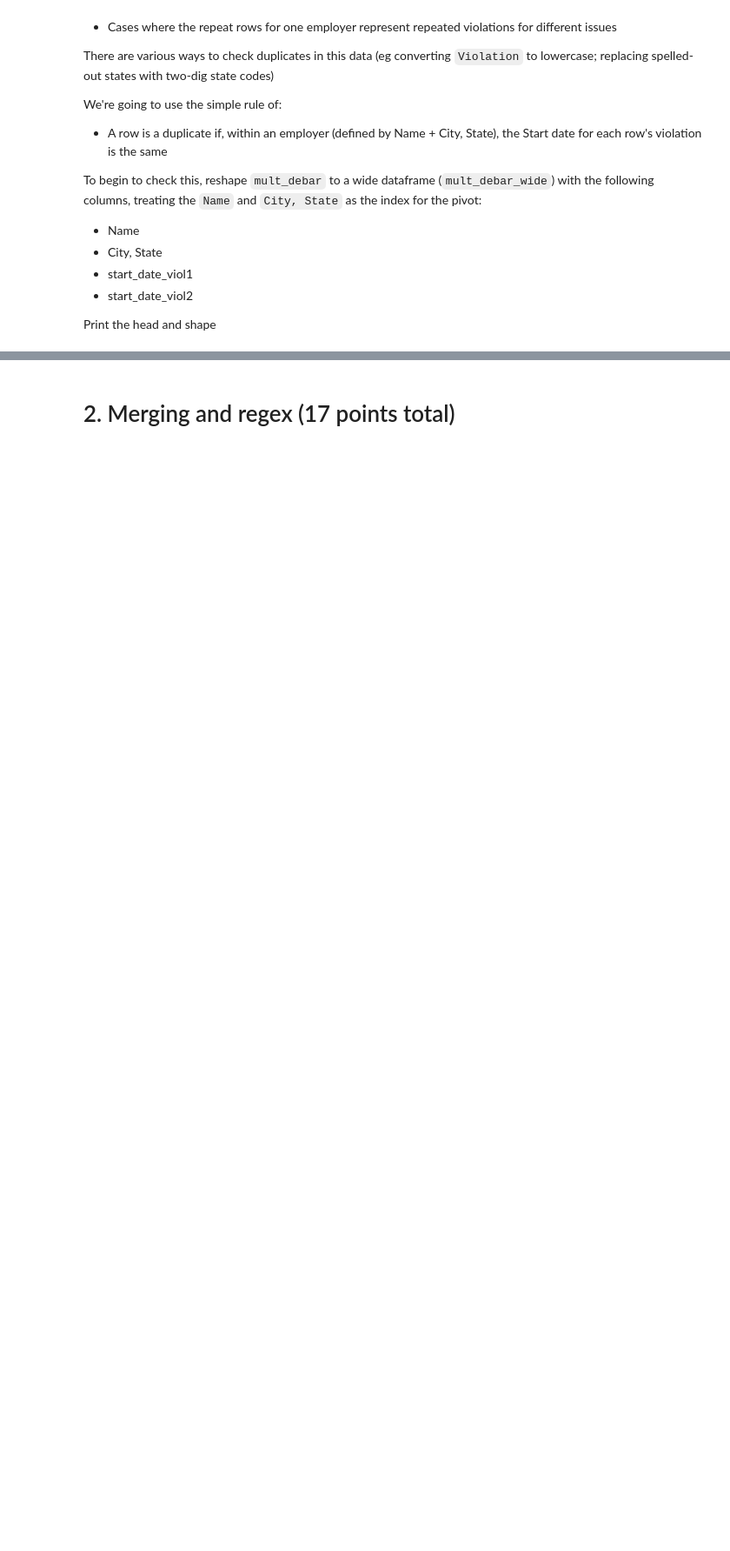
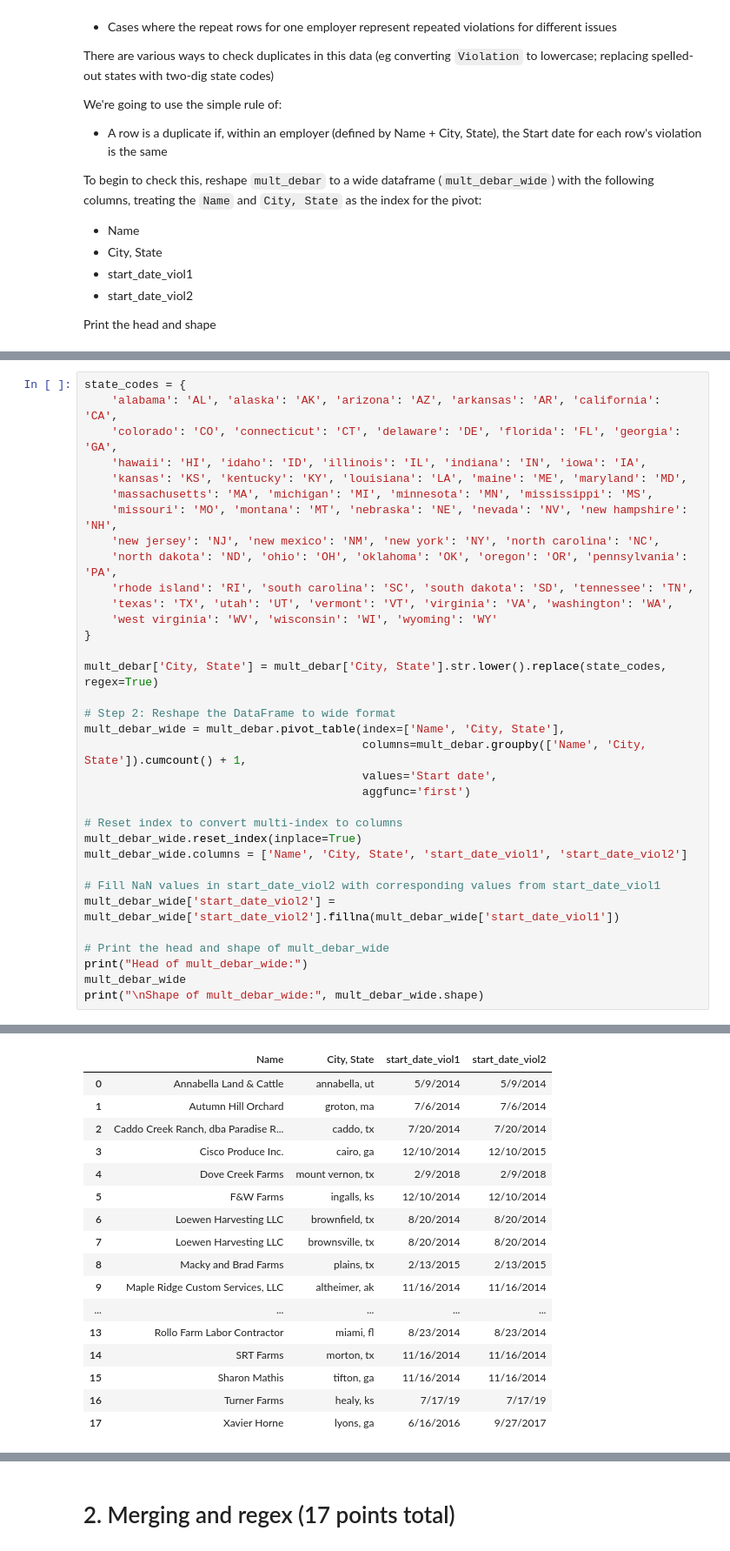
Before and after one commit to herbertfreeze/QSS20_S24, a Jupyter notebook: problemsets/pset2/pset2_blank.ipynb, the cells around one changed output, grey strips where cells are left out. Shown at 87% size. Drawn from its saved outputs; the diff is of its cells as text; blank space fills up the shorter version.

```diff
--- a/problemsets/pset2/pset2_blank.ipynb
+++ b/problemsets/pset2/pset2_blank.ipynb
@@ -85,0 +156,35 @@ Print the head and shape
+# %%
+state_codes = {
+    'alabama': 'AL', 'alaska': 'AK', 'arizona': 'AZ', 'arkansas': 'AR', 'california': 'CA',
+    'colorado': 'CO', 'connecticut': 'CT', 'delaware': 'DE', 'florida': 'FL', 'georgia': 'GA',
+    'hawaii': 'HI', 'idaho': 'ID', 'illinois': 'IL', 'indiana': 'IN', 'iowa': 'IA',
+    'kansas': 'KS', 'kentucky': 'KY', 'louisiana': 'LA', 'maine': 'ME', 'maryland': 'MD',
+    'massachusetts': 'MA', 'michigan': 'MI', 'minnesota': 'MN', 'mississippi': 'MS',
+    'missouri': 'MO', 'montana': 'MT', 'nebraska': 'NE', 'nevada': 'NV', 'new hampshire': 'NH',
+    'new jersey': 'NJ', 'new mexico': 'NM', 'new york': 'NY', 'north carolina': 'NC',
+    'north dakota': 'ND', 'ohio': 'OH', 'oklahoma': 'OK', 'oregon': 'OR', 'pennsylvania': 'PA',
+    'rhode island': 'RI', 'south carolina': 'SC', 'south dakota': 'SD', 'tennessee': 'TN',
+    'texas': 'TX', 'utah': 'UT', 'vermont': 'VT', 'virginia': 'VA', 'washington': 'WA',
+    'west virginia': 'WV', 'wisconsin': 'WI', 'wyoming': 'WY'
+}
+
+mult_debar['City, State'] = mult_debar['City, State'].str.lower().replace(state_codes, regex=True)
+
+# Step 2: Reshape the DataFrame to wide format
+mult_debar_wide = mult_debar.pivot_table(index=['Name', 'City, State'],
+                                         columns=mult_debar.groupby(['Name', 'City, State']).cumcount() + 1,
+                                         values='Start date',
+                                         aggfunc='first')
+
+# Reset index to convert multi-index to columns
+mult_debar_wide.reset_index(inplace=True)
+mult_debar_wide.columns = ['Name', 'City, State', 'start_date_viol1', 'start_date_viol2']
+
+# Fill NaN values in start_date_viol2 with corresponding values from start_date_viol1
+mult_debar_wide['start_date_viol2'] = mult_debar_wide['start_date_viol2'].fillna(mult_debar_wide['start_date_viol1'])
+
+# Print the head and shape of mult_debar_wide
+print("Head of mult_debar_wide:")
+mult_debar_wide
+print("\nShape of mult_debar_wide:", mult_debar_wide.shape)
+# %% [output]
@@ -85,0 +192,17 @@ Print the head and shape
+|  | Name | City, State | start_date_viol1 | start_date_viol2 |
+| 0 | Annabella Land & Cattle | annabella, ut | 5/9/2014 | 5/9/2014 |
+| 1 | Autumn Hill Orchard | groton, ma | 7/6/2014 | 7/6/2014 |
+| 2 | Caddo Creek Ranch, dba Paradise R... | caddo, tx | 7/20/2014 | 7/20/2014 |
+| 3 | Cisco Produce Inc. | cairo, ga | 12/10/2014 | 12/10/2015 |
+| 4 | Dove Creek Farms | mount vernon, tx | 2/9/2018 | 2/9/2018 |
+| 5 | F&W Farms | ingalls, ks | 12/10/2014 | 12/10/2014 |
+| 6 | Loewen Harvesting LLC | brownfield, tx | 8/20/2014 | 8/20/2014 |
+| 7 | Loewen Harvesting LLC | brownsville, tx | 8/20/2014 | 8/20/2014 |
+| 8 | Macky and Brad Farms | plains, tx | 2/13/2015 | 2/13/2015 |
+| 9 | Maple Ridge Custom Services, LLC | altheimer, ak | 11/16/2014 | 11/16/2014 |
+| ... | ... | ... | ... | ... |
+| 13 | Rollo Farm Labor Contractor | miami, fl | 8/23/2014 | 8/23/2014 |
+| 14 | SRT Farms | morton, tx | 11/16/2014 | 11/16/2014 |
+| 15 | Sharon Mathis | tifton, ga | 11/16/2014 | 11/16/2014 |
+| 16 | Turner Farms | healy, ks | 7/17/19 | 7/17/19 |
+| 17 | Xavier Horne | lyons, ga | 6/16/2016 | 9/27/2017 |
```
Also changed, not shown: parts of 26 cells of this notebook, 6 other files.
